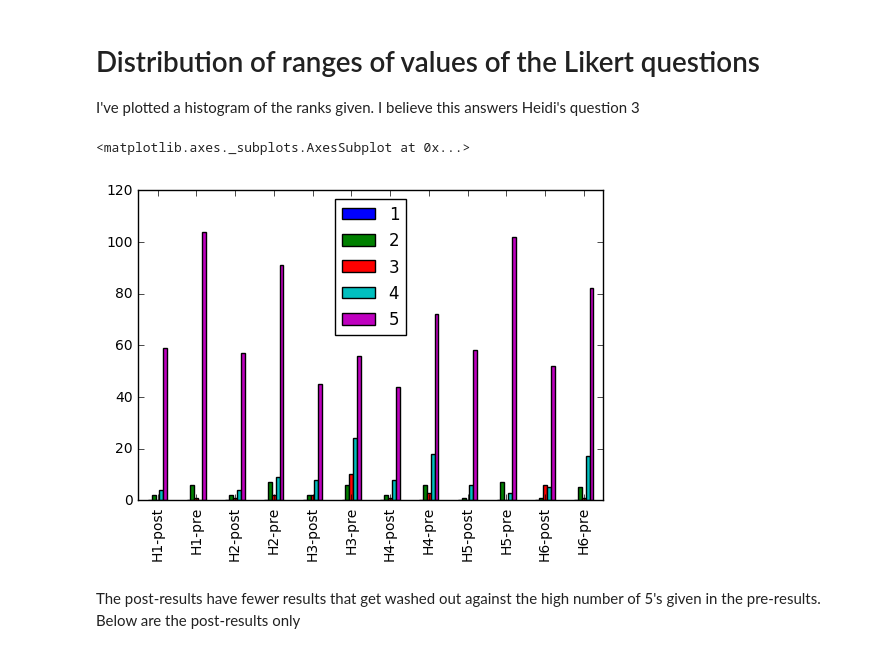
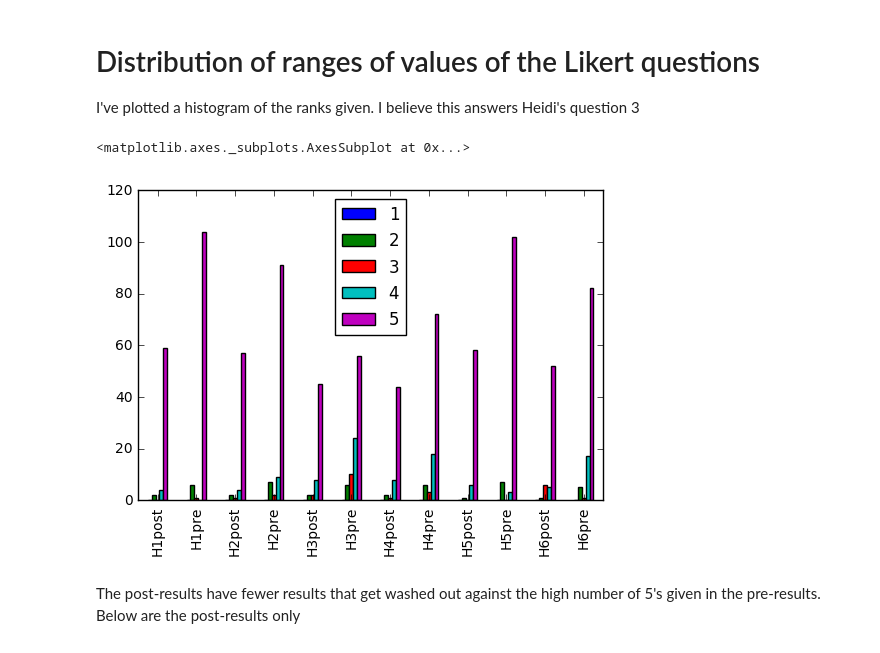
Before and after one commit to cmacdonell/hopper2016, a Jupyter notebook: Hopper_analysis.ipynb, the cells around one changed output. Cells and saved outputs as stored; diff of their text form; code cells hidden in the pictures.

```diff
--- a/Hopper_analysis.ipynb
+++ b/Hopper_analysis.ipynb
@@ -161,17 +187,17 @@ I've plotted a histogram of the ranks given. I believe this answers Heidi's ques
 # %%
 col_dict = dict()
 for column in ['H1','H2','H3','H4','H5','H6']:
-    heights,bins = np.histogram(df_all[column].dropna(),bins=[-1,0,1,2,3,4,5])
-    col_dict[column+"-pre"] = heights
-    heights,bins = np.histogram(df_all[column+".1"].dropna(),bins=[-1,0,1,2,3,4,5])
-    col_dict[column+"-post"] = heights
+    heights,bins = np.histogram(df_all[column+"pre"].dropna(),bins=[-1,0,1,2,3,4,5])
+    col_dict[column+"pre"] = heights
+    heights,bins = np.histogram(df_all[column+"post"].dropna(),bins=[-1,0,1,2,3,4,5])
+    col_dict[column+"post"] = heights
 
 
 df = pd.DataFrame(col_dict)
 #df['H2.1'].dropna().hist(bins=[0,1,2,3,4,5])
 df[1:6].transpose().plot(kind="bar")
 # %% [output]
 <matplotlib.axes._subplots.AxesSubplot at 0x...>
-[figure, old version]
+[figure, new version]
 # %% [markdown]
 The post-results have fewer results that get washed out against the high number of 5's given in the pre-results. Below are the post-results only
```
Also changed, not shown: parts of 19 cells of this notebook.
